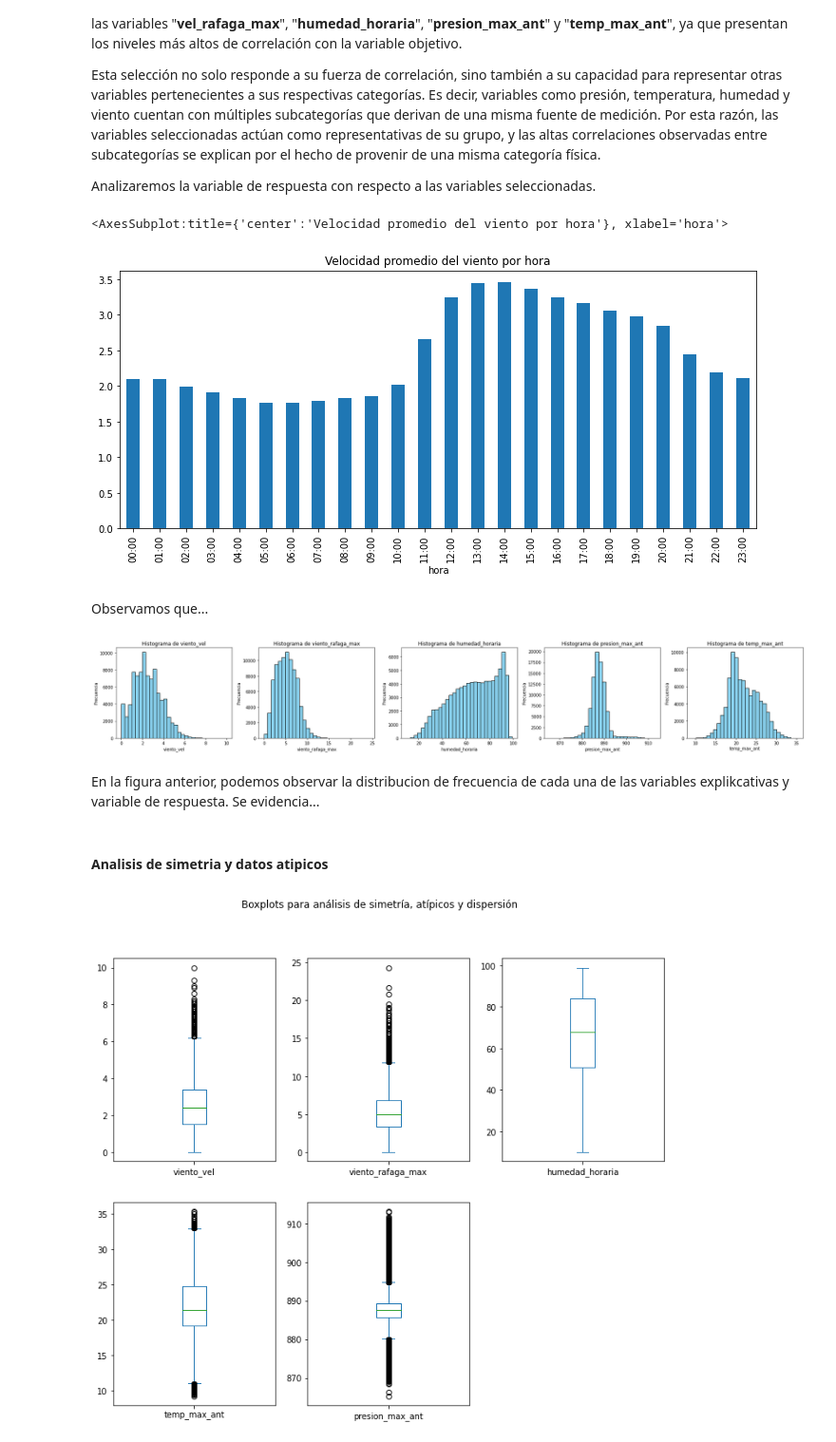
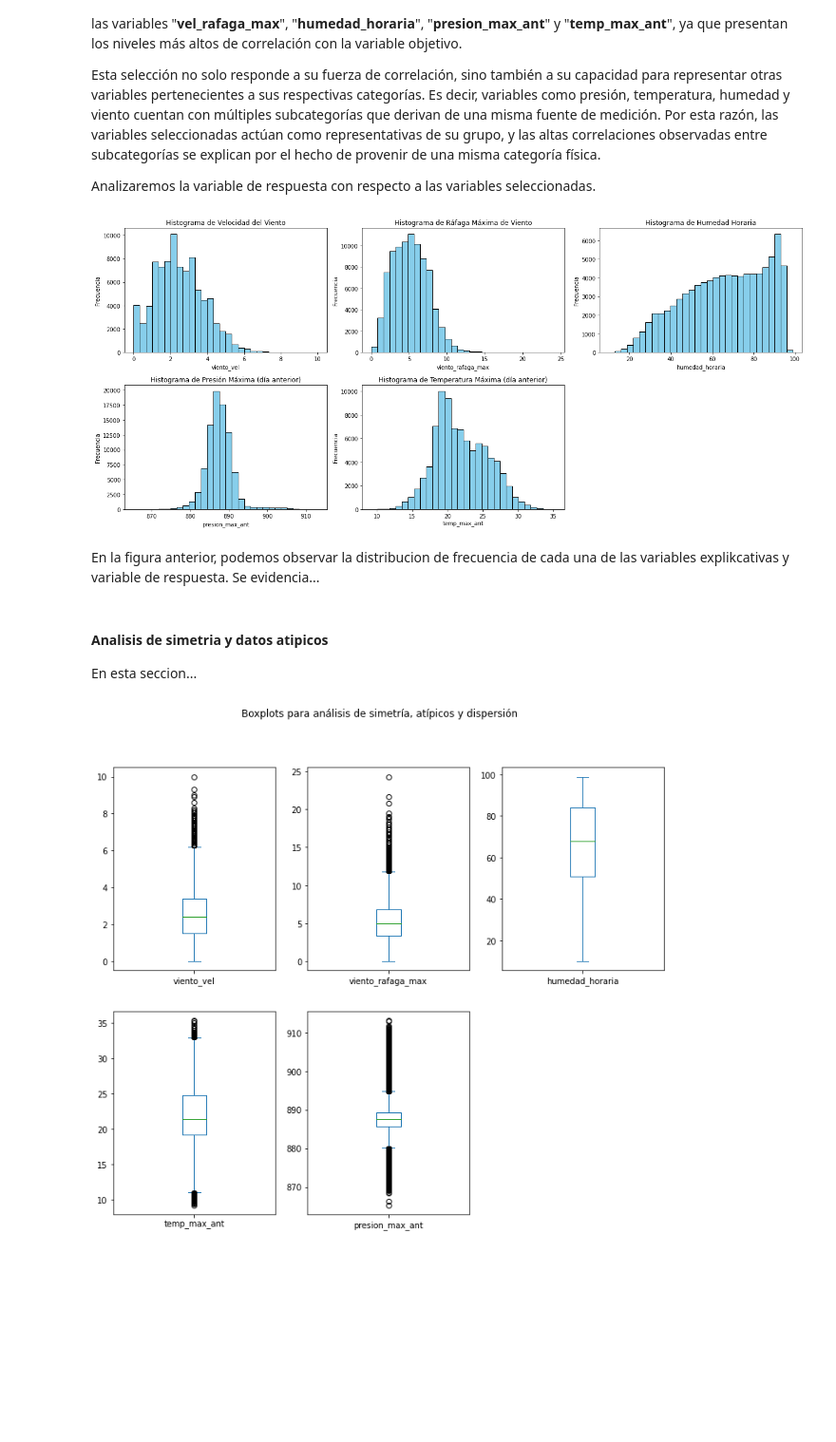
Before and after one commit to Iaibanez/Parcial1ML, a Jupyter notebook: _sources/Ejercicio1.ipynb, the cells around one changed output. Shown: that part at 95% size. Cells and saved outputs as stored; diff of their text form; code cells hidden in the pictures; blank space fills up the shorter version.

```diff
--- a/_sources/Ejercicio1.ipynb
+++ b/_sources/Ejercicio1.ipynb
@@ -168,35 +192,43 @@ Se evidencia una correlación significativa entre la variable de respuesta *"vie
 Esta selección no solo responde a su fuerza de correlación, sino también a su capacidad para representar otras variables pertenecientes a sus respectivas categorías. Es decir, variables como presión, temperatura, humedad y viento cuentan con múltiples subcategorías que derivan de una misma fuente de medición. Por esta razón, las variables seleccionadas actúan como representativas de su grupo, y las altas correlaciones observadas entre subcategorías se explican por el hecho de provenir de una misma categoría física.
 
 Analizaremos la variable de respuesta con respecto a las variables seleccionadas.
-# %%
-df.groupby('hora')['viento_vel'].mean().sort_index().plot(kind='bar', figsize=(12, 5), title='Velocidad promedio del viento por hora')
-# %% [output]
-<AxesSubplot:title={'center':'Velocidad promedio del viento por hora'}, xlabel='hora'>
-[figure, removed]
-# %% [markdown]
-Observamos que...
 # %%
 # Variables a graficar
 variables = ['viento_vel', 'viento_rafaga_max', 'humedad_horaria', 'presion_max_ant', 'temp_max_ant']
+titulos = [
+    'Velocidad del Viento',
+    'Ráfaga Máxima de Viento',
+    'Humedad Horaria',
+    'Presión Máxima (día anterior)',
+    'Temperatura Máxima (día anterior)'
+]
 
-# Crear figura con subplots
-fig, axes = plt.subplots(1, 5, figsize=(24, 4))  # 1 fila, 5 columnas
+# Crear figura con subplots (2 filas, 3 columnas)
+fig, axes = plt.subplots(2, 3, figsize=(18, 8))  # Tamaño ajustado
+
+# Aplanamos los ejes para facilitar el indexado
+axes = axes.flatten()
 
 # Graficar cada variable
 for i, var in enumerate(variables):
     axes[i].hist(df[var], bins=30, color='skyblue', edgecolor='black')
-    axes[i].set_title(f'Histograma de {var}')
+    axes[i].set_title(f'Histograma de {titulos[i]}')
     axes[i].set_xlabel(var)
     axes[i].set_ylabel('Frecuencia')
 
+# Eliminar el subplot vacío (último en posición 6 si solo usamos 5)
+fig.delaxes(axes[-1])
+
 plt.tight_layout()
 plt.show()
 # %% [output]
-[figure, old version]
+[figure, new version]
 # %% [markdown]
 En la figura anterior, podemos observar la distribucion de frecuencia de cada una de las variables explikcativas y variable de respuesta. Se evidencia...
 # %% [markdown]
 #### Analisis de simetria y datos atipicos
+
+En esta seccion...
 # %%
 df[variables].plot(kind='box', subplots=True, layout=(2, 3), figsize=(12, 10), sharex=False)
 plt.suptitle('Boxplots para análisis de simetría, atípicos y dispersión')
```
Also changed, not shown: parts of 5 cells of this notebook, 4 other files.
